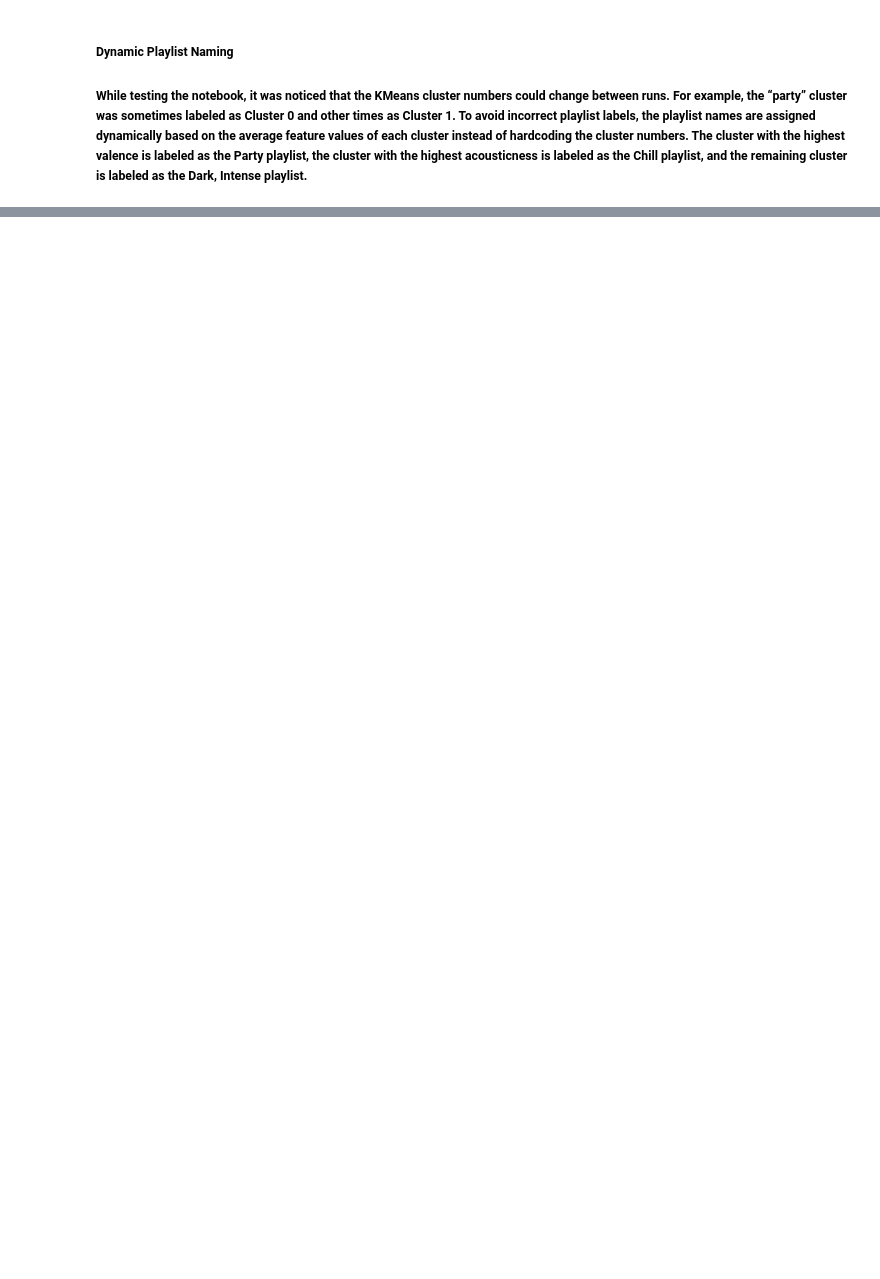
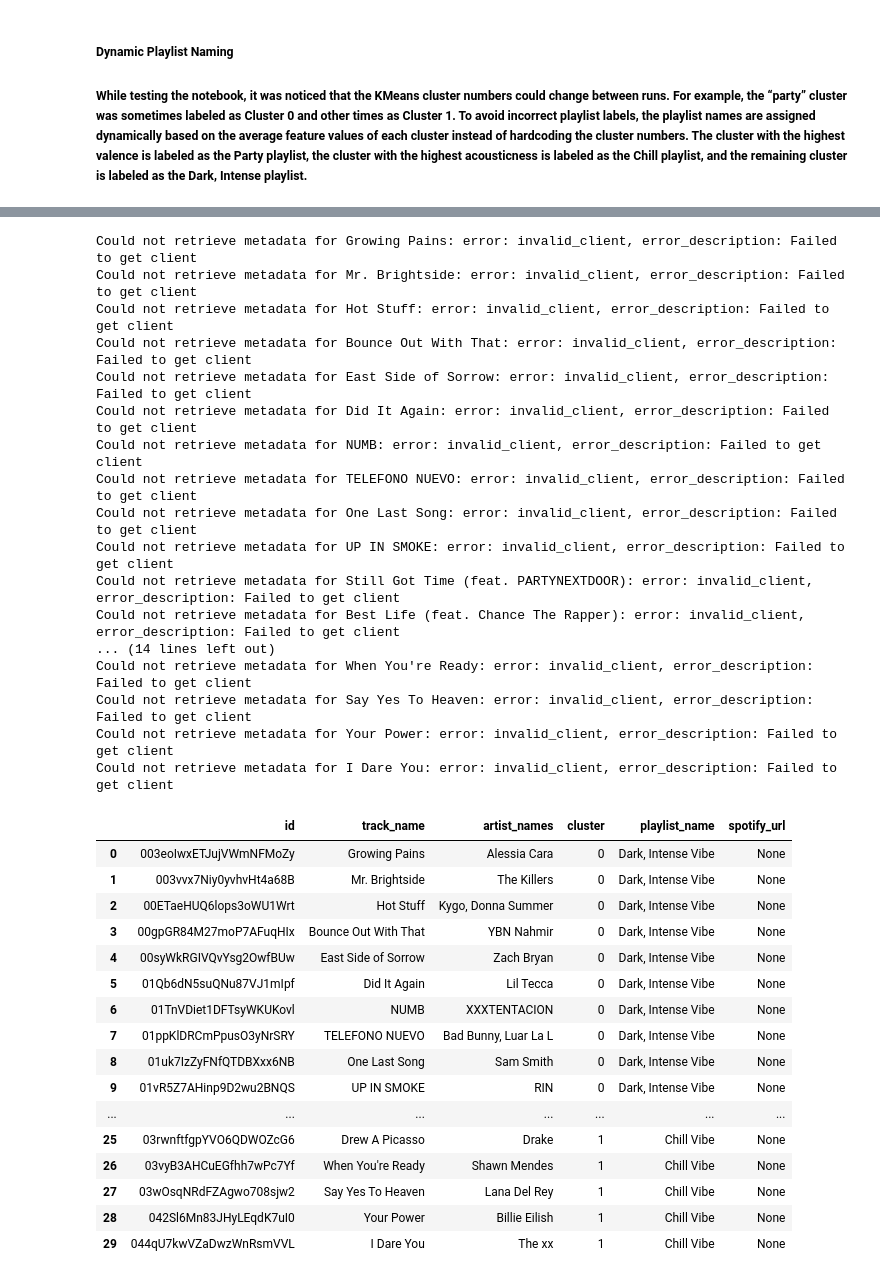
Before and after one commit to stavroulaalex/Python-BusinessIntelligence-Stav, a Jupyter notebook: project/project_stav.ipynb, the cells around one changed output, grey strips where cells are left out. Saved outputs shown, nothing was run; the diff lists cells and outputs as text; code cells hidden in the pictures; blank space fills up the shorter version.

```diff
--- a/project/project_stav.ipynb
+++ b/project/project_stav.ipynb
@@ -409,0 +431,12 @@ Do you want me to explore any of these clusters in more detail, or perhaps consi
+# %%
+# Load 10 songs from each exported playlist CSV
+dark_sample = pd.read_csv("dark_playlist.csv").head(10)
+party_sample = pd.read_csv("party_playlist.csv").head(10)
+chill_sample = pd.read_csv("chill_playlist.csv").head(10)
+
+playlist_sample_df = pd.concat(
+    [dark_sample, party_sample, chill_sample],
+    ignore_index=True
+)
+
+display(playlist_sample_df.head())
@@ -409,0 +450,67 @@ Do you want me to explore any of these clusters in more detail, or perhaps consi
+# %%
+def get_spotify_metadata(track_name, artist_name):
+    query = f"track:{track_name} artist:{artist_name}"
+
+    try:
+        results = sp.search(q=query, type="track", limit=1)
+        time.sleep(0.5)
+
+        items = results["tracks"]["items"]
+
+        if len(items) == 0:
+            return pd.Series([ None])
+
+        track = items[0]
+
+        spotify_url = track["external_urls"]["spotify"]
+
+        return pd.Series([ spotify_url])
+
+    except Exception as error:
+        print(f"Could not retrieve metadata for {track_name}: {error}")
+        return pd.Series([None])
+# %%
+playlist_sample_df[[ "spotify_url"]] = playlist_sample_df.apply(
+    lambda row: get_spotify_metadata(
+        row["track_name"],
+        row["artist_names"]
+    ),
+    axis=1
+)
+
+display(playlist_sample_df)
+# %% [output]
+Could not retrieve metadata for Growing Pains: error: invalid_client, error_description: Failed to get client
+Could not retrieve metadata for Mr. Brightside: error: invalid_client, error_description: Failed to get client
+Could not retrieve metadata for Hot Stuff: error: invalid_client, error_description: Failed to get client
+Could not retrieve metadata for Bounce Out With That: error: invalid_client, error_description: Failed to get client
+Could not retrieve metadata for East Side of Sorrow: error: invalid_client, error_description: Failed to get client
+Could not retrieve metadata for Did It Again: error: invalid_client, error_description: Failed to get client
+Could not retrieve metadata for NUMB: error: invalid_client, error_description: Failed to get client
+Could not retrieve metadata for TELEFONO NUEVO: error: invalid_client, error_description: Failed to get client
+Could not retrieve metadata for One Last Song: error: invalid_client, error_description: Failed to get client
+Could not retrieve metadata for UP IN SMOKE: error: invalid_client, error_description: Failed to get client
+Could not retrieve metadata for Still Got Time (feat. PARTYNEXTDOOR): error: invalid_client, error_description: Failed to get client
+Could not retrieve metadata for Best Life (feat. Chance The Rapper): error: invalid_client, error_description: Failed to get client
+... (14 lines left out)
+Could not retrieve metadata for When You're Ready: error: invalid_client, error_description: Failed to get client
+Could not retrieve metadata for Say Yes To Heaven: error: invalid_client, error_description: Failed to get client
+Could not retrieve metadata for Your Power: error: invalid_client, error_description: Failed to get client
+Could not retrieve metadata for I Dare You: error: invalid_client, error_description: Failed to get client
+|  | id | track_name | artist_names | cluster | playlist_name | spotify_url |
+| 0 | 003eoIwxETJujVWmNFMoZy | Growing Pains | Alessia Cara | 0 | Dark, Intense Vibe | None |
+| 1 | 003vvx7Niy0yvhvHt4a68B | Mr. Brightside | The Killers | 0 | Dark, Intense Vibe | None |
+| 2 | 00ETaeHUQ6lops3oWU1Wrt | Hot Stuff | Kygo, Donna Summer | 0 | Dark, Intense Vibe | None |
+| 3 | 00gpGR84M27moP7AFuqHIx | Bounce Out With That | YBN Nahmir | 0 | Dark, Intense Vibe | None |
+| 4 | 00syWkRGIVQvYsg2OwfBUw | East Side of Sorrow | Zach Bryan | 0 | Dark, Intense Vibe | None |
+| 5 | 01Qb6dN5suQNu87VJ1mIpf | Did It Again | Lil Tecca | 0 | Dark, Intense Vibe | None |
+| 6 | 01TnVDiet1DFTsyWKUKovl | NUMB | XXXTENTACION | 0 | Dark, Intense Vibe | None |
+| 7 | 01ppKlDRCmPpusO3yNrSRY | TELEFONO NUEVO | Bad Bunny, Luar La L | 0 | Dark, Intense Vibe | None |
+| 8 | 01uk7IzZyFNfQTDBXxx6NB | One Last Song | Sam Smith | 0 | Dark, Intense Vibe | None |
+| 9 | 01vR5Z7AHinp9D2wu2BNQS | UP IN SMOKE | RIN | 0 | Dark, Intense Vibe | None |
+| ... | ... | ... | ... | ... | ... | ... |
+| 25 | 03rwnftfgpYVO6QDWOZcG6 | Drew A Picasso | Drake | 1 | Chill Vibe | None |
+| 26 | 03vyB3AHCuEGfhh7wPc7Yf | When You're Ready | Shawn Mendes | 1 | Chill Vibe | None |
+| 27 | 03wOsqNRdFZAgwo708sjw2 | Say Yes To Heaven | Lana Del Rey | 1 | Chill Vibe | None |
+| 28 | 042Sl6Mn83JHyLEqdK7uI0 | Your Power | Billie Eilish | 1 | Chill Vibe | None |
+| 29 | 044qU7kwVZaDwzWnRsmVVL | I Dare You | The xx | 1 | Chill Vibe | None |
```
Also changed, not shown: parts of 10 cells of this notebook, 4 other files.
